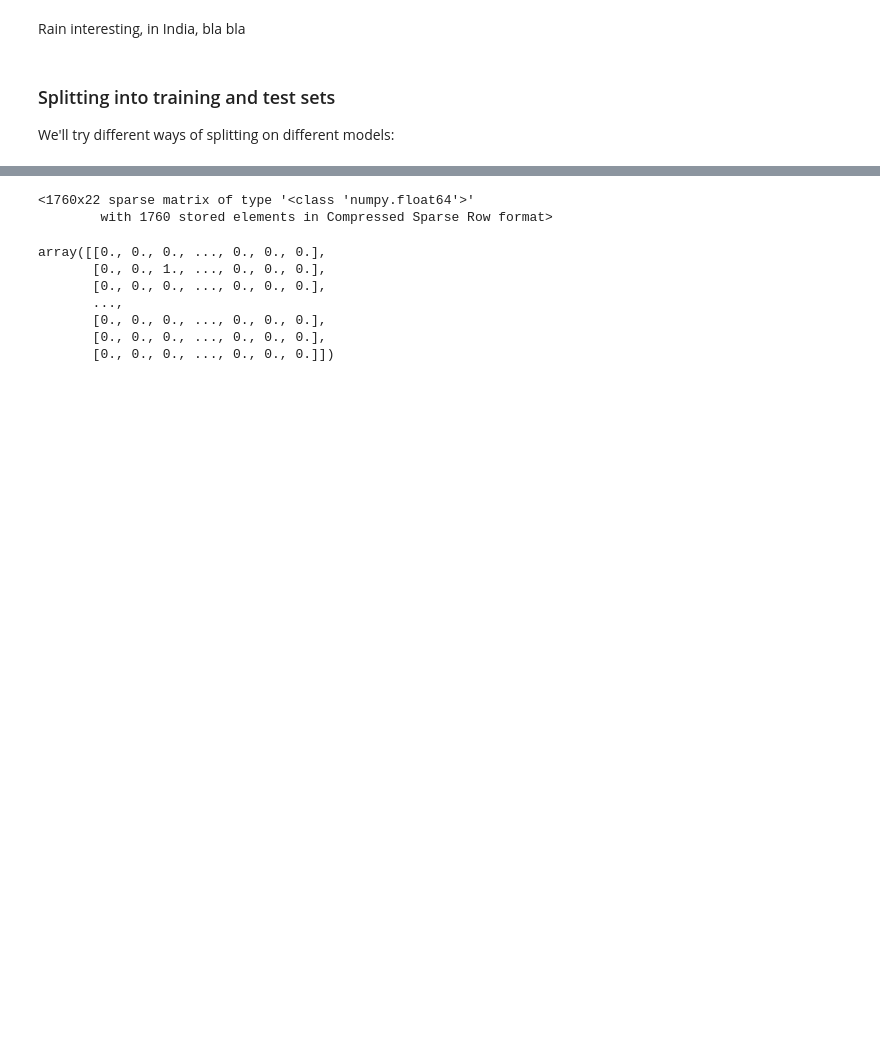
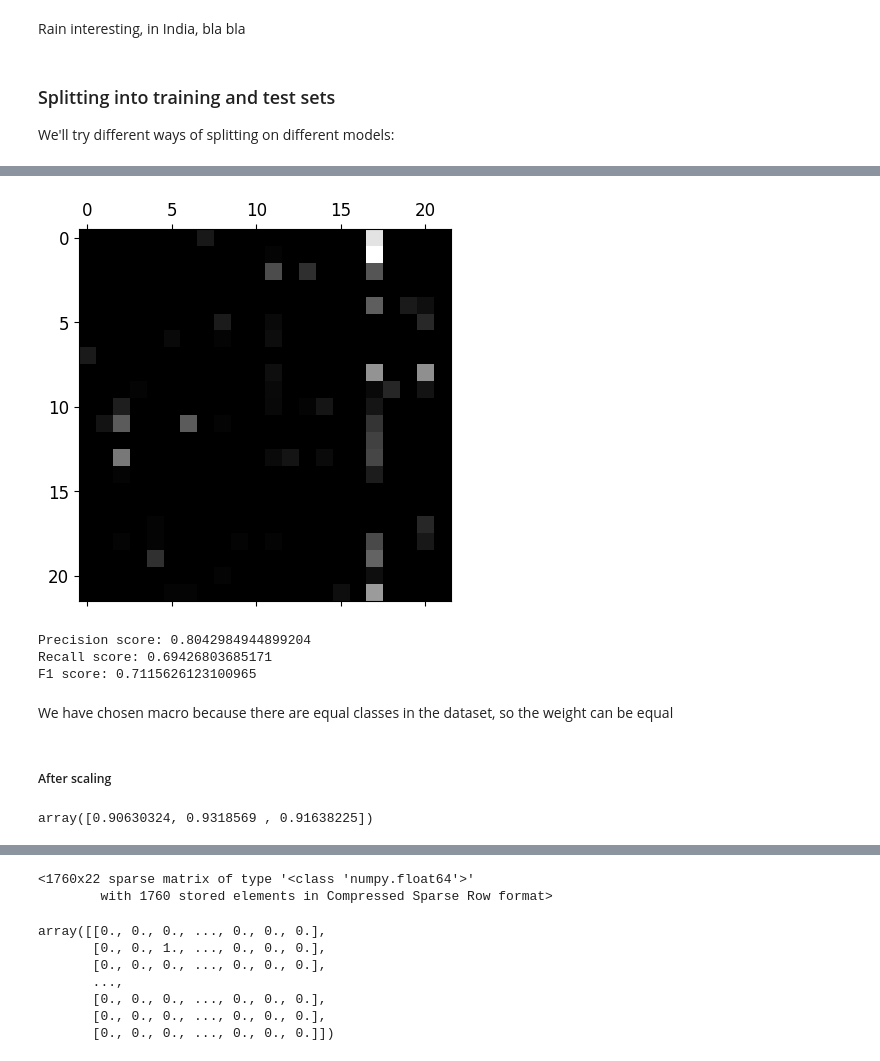
Before and after one commit to Gruppe-H/OLA2, a Jupyter notebook: Exercise.ipynb, the cells around one changed output, grey strips where cells are left out. Saved outputs shown, nothing was run; the diff lists cells and outputs as text; code cells hidden in the pictures; blank space fills up the shorter version.

```diff
--- a/Exercise.ipynb
+++ b/Exercise.ipynb
@@ -121,0 +283,33 @@ With one-hot encoding on label and linear regression:
+# %%
+# fill correct to keep errors
+row_sums = conf_mx.sum(axis=1, keepdims=True)
+norm_conf_mx = conf_mx / row_sums
+
+np.fill_diagonal(norm_conf_mx, 0)
+plt.matshow(norm_conf_mx, cmap=plt.cm.gray)
+plt.show()
+# %% [output]
+[figure, added]
+# %%
+prec = precision_score(y_train, y_train_pred, average='macro')
+recall = recall_score(y_train, y_train_pred, average='macro')
+f1 = f1_score(y_train, y_train_pred, average='macro')
+
+print('Precision score: ' + str(prec)
+      + '\nRecall score: ' + str(recall)
+      + '\nF1 score: ' + str(f1))
+# %% [output]
+Precision score: 0.8042984944899204
+Recall score: 0.69426803685171
+F1 score: 0.7115626123100965
+# %% [markdown]
+We have chosen macro because there are equal classes in the dataset, so the weight can be equal
+# %% [markdown]
+##### After scaling
+# %%
+from sklearn.preprocessing import StandardScaler
+scaler = StandardScaler()
+X_train_scaled = scaler.fit_transform(X_train.astype(np.float64))
+cross_val_score(sgd_clf, X_train_scaled, y_train, cv=3, scoring="accuracy")
+# %% [output]
+array([0.90630324, 0.9318569 , 0.91638225])
```
Also changed, not shown: parts of 46 cells of this notebook.
